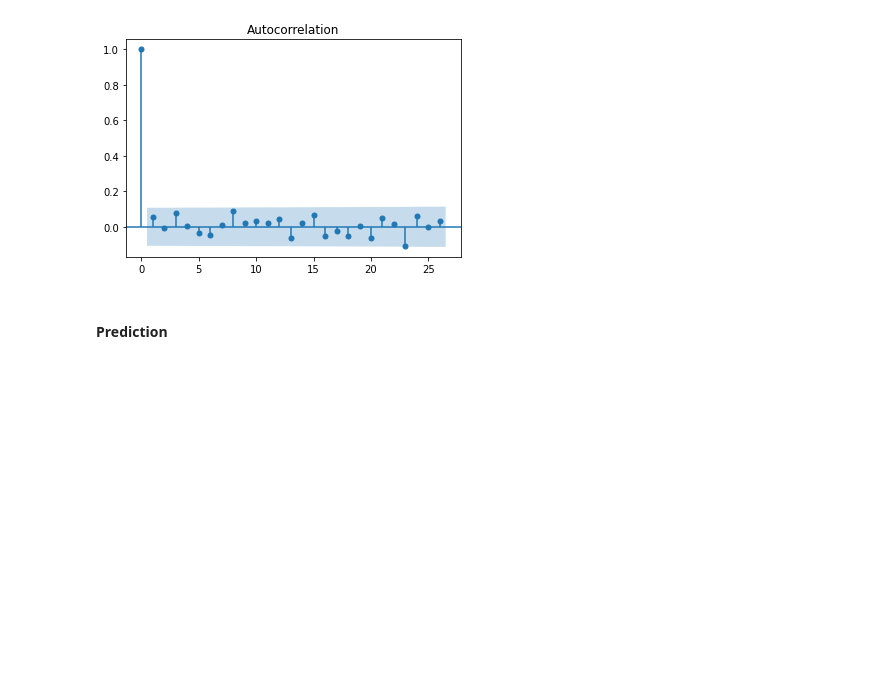
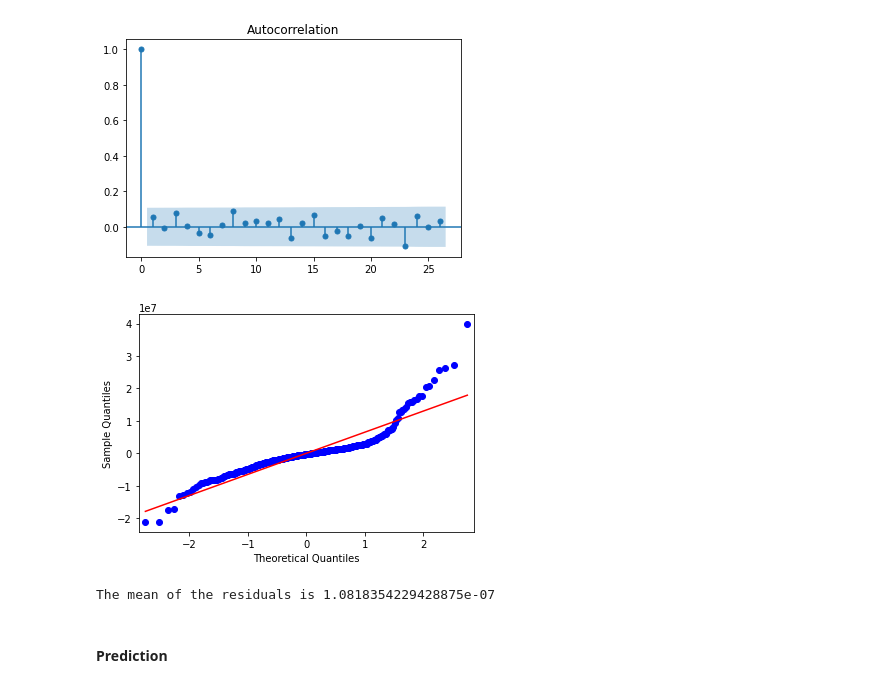
Before and after one commit to gwynncausing/RealEstateMultipleRegression, a Jupyter notebook: Real Estate Multiple Regression.ipynb, the cells around one changed output. Cells and saved outputs as stored; diff of their text form; code cells hidden in the pictures; blank space fills up the shorter version.

```diff
--- a/Real Estate Multiple Regression.ipynb
+++ b/Real Estate Multiple Regression.ipynb
@@ -224,3 +225,12 @@ def print_important_variables(model,X):
+# %%
+def scatterPlot(est):
+    # check for the normality of the residuals
+    sm.qqplot(est.resid, line='s')
+    pylab.show()
+
+    # also check that the mean of the residuals is approx. 0.
+    mean_residuals = sum(est.resid)/ len(est.resid)
+    print("The mean of the residuals is {:}".format(mean_residuals))
 # %% [markdown]
 ## ====================================================================
 # %% [markdown]
@@ -557,6 +565,11 @@ The lowest p-value found was 0.3167
 We fail to reject the null hypothesis, so there is no autocorrelation.
 ----------------------------------------------------------------------------------------------------
 [figure]
+# %%
+scatterPlot(est)
+# %% [output]
+[figure, added]
+The mean of the residuals is 1.0818354229428875e-07
 # %% [markdown]
 #### Prediction
 # %%
```
Also changed, not shown: parts of 8 cells of this notebook, 6 other files.
